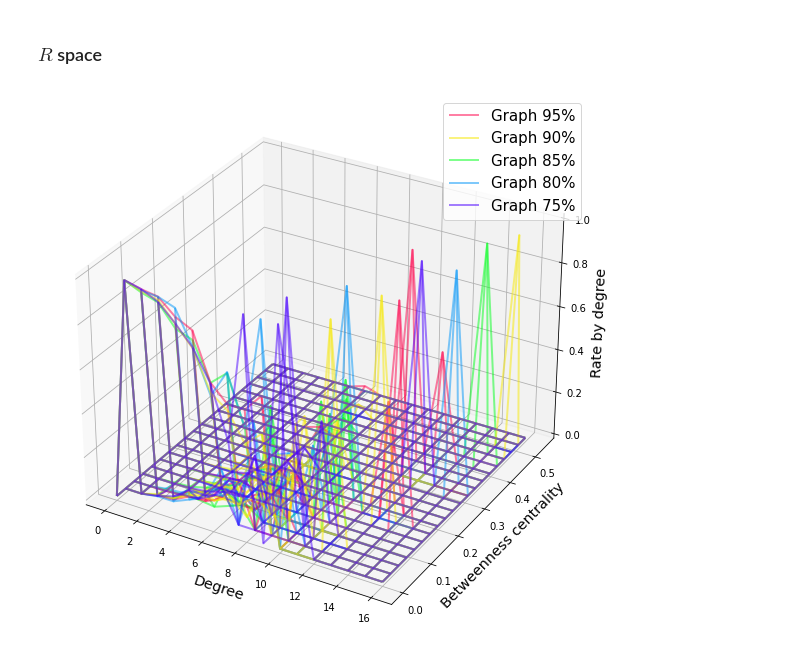
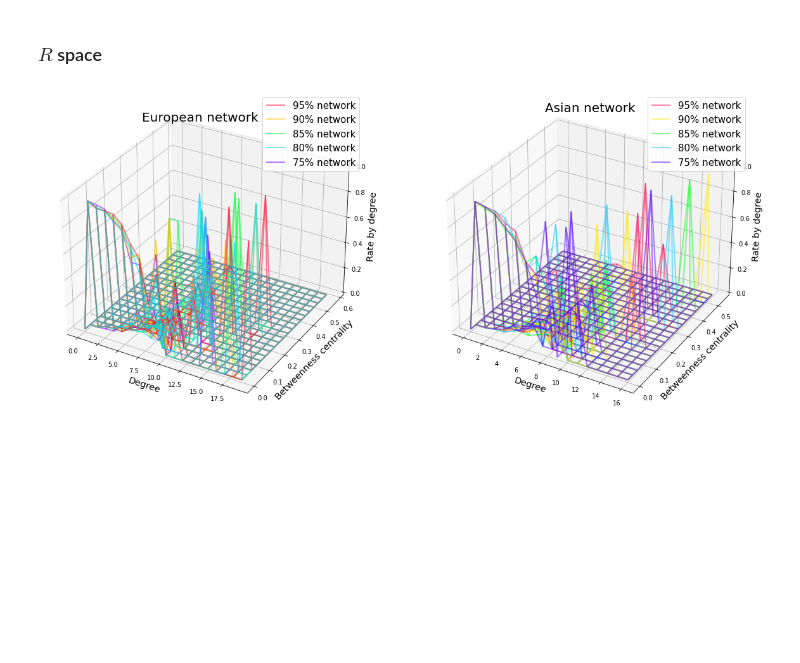
Before and after one commit to hozgurr/BLG-549E-Graph-Theory-Term-Project, a Jupyter notebook: create_digraph.ipynb, the cells around one changed output. Cells and saved outputs as stored; diff of their text form; code cells hidden in the pictures; blank space fills up the shorter version.

Commit message:
Add both network

```diff
--- a/create_digraph.ipynb
+++ b/create_digraph.ipynb
@@ -185,8 +185,8 @@ for start,end in G_EU.edges:
 for start,end in G_ASIA.edges:
     G_ASIA[start][end]['weight'] = 1 / distance.geodesic(pos[start], pos[end]).kilometers
 
-subgraphs_ASIA = [simulateSubgraph(G_ASIA, 1 - 0.05*(i+1)) for i in range(5)]
-subgraphs_EU =   [simulateSubgraph(G_EU,   1 - 0.05*(i+1)) for i in range(5)]
+subgraphs_ASIA = [simulateSubgraph(G_ASIA, 1 - 0.05*i) for i in range(6)]
+subgraphs_EU =   [simulateSubgraph(G_EU,   1 - 0.05*i) for i in range(6)]
 # %%
 def dataToAxisVector(degree, betweenness, degreeBounds, betweennessBounds):
     x = np.zeros((degreeBounds[1] - degreeBounds[0] + 1, 20))
@@ -223,17 +223,27 @@ def draw3DGraph(graphs, ax):
     maxBetweenness = max([b for graph,degree,betweenness in graphs for b in betweenness.values()])
     for iG, (graph,degree,betweenness) in enumerate(graphs):
         x,y,z = dataToAxisVector(degree, betweenness, (0,maxDegree), (0,maxBetweenness))
-        ax.plot_wireframe(x, y, z, color=indexToColor(iG,len(graphs)), linewidth=2, alpha=0.5, label=f'Graph {100 - 5*(iG+1)}%')
+        ax.plot_wireframe(x, y, z, color=indexToColor(iG,len(graphs)), linewidth=2, alpha=0.5, label=f'{100 - 5*(iG+1)}% network')
 # %%
-fig = plt.figure(figsize=(10,10))
-ax = plt.axes(projection='3d')
+fig = plt.figure(figsize=(20,10))
+gs = fig.add_gridspec(1, 2)
 
-draw3DGraph(subgraphs_ASIA, ax)
+ax1 = fig.add_subplot(gs[0,0],projection='3d', label='European network')
+draw3DGraph(subgraphs_EU, ax1)
+ax1.text(-5, 1, 0.6, 'European network', fontdict={'fontsize': 20}, horizontalalignment='center')
+ax1.set_xlabel(r'Degree', size='x-large')
+ax1.set_ylabel(r'Betweenness centrality', size='x-large')
+ax1.set_zlabel(r'Rate by degree', size='x-large')
+ax1.legend(prop={'size': 15})
 
-ax.set_xlabel(r'Degree', size='x-large')
-ax.set_ylabel(r'Betweenness centrality', size='x-large')
-ax.set_zlabel(r'Rate by degree', size='x-large')
-plt.legend(prop={'size': 15})
+ax2 = fig.add_subplot(gs[0,1],projection='3d', label='Asian network')
+draw3DGraph(subgraphs_ASIA, ax2)
+ax2.text(-5, 1, 0.6, 'Asian network', fontdict={'fontsize': 20}, horizontalalignment='center')
+ax2.set_xlabel(r'Degree', size='x-large')
+ax2.set_ylabel(r'Betweenness centrality', size='x-large')
+ax2.set_zlabel(r'Rate by degree', size='x-large')
+ax2.legend(prop={'size': 15})
+
 plt.show()
 # %% [output]
-[figure, old version]
+[figure, new version]
```
